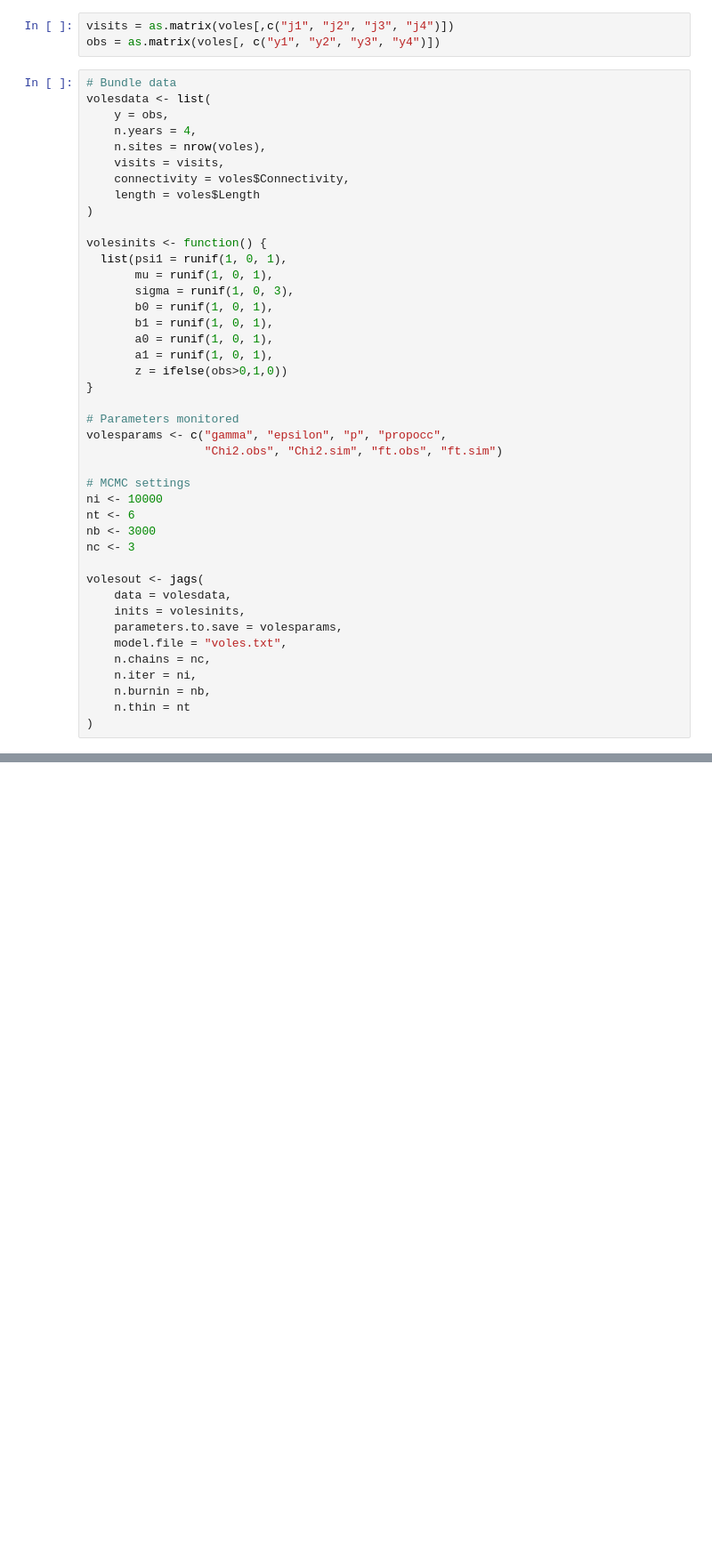
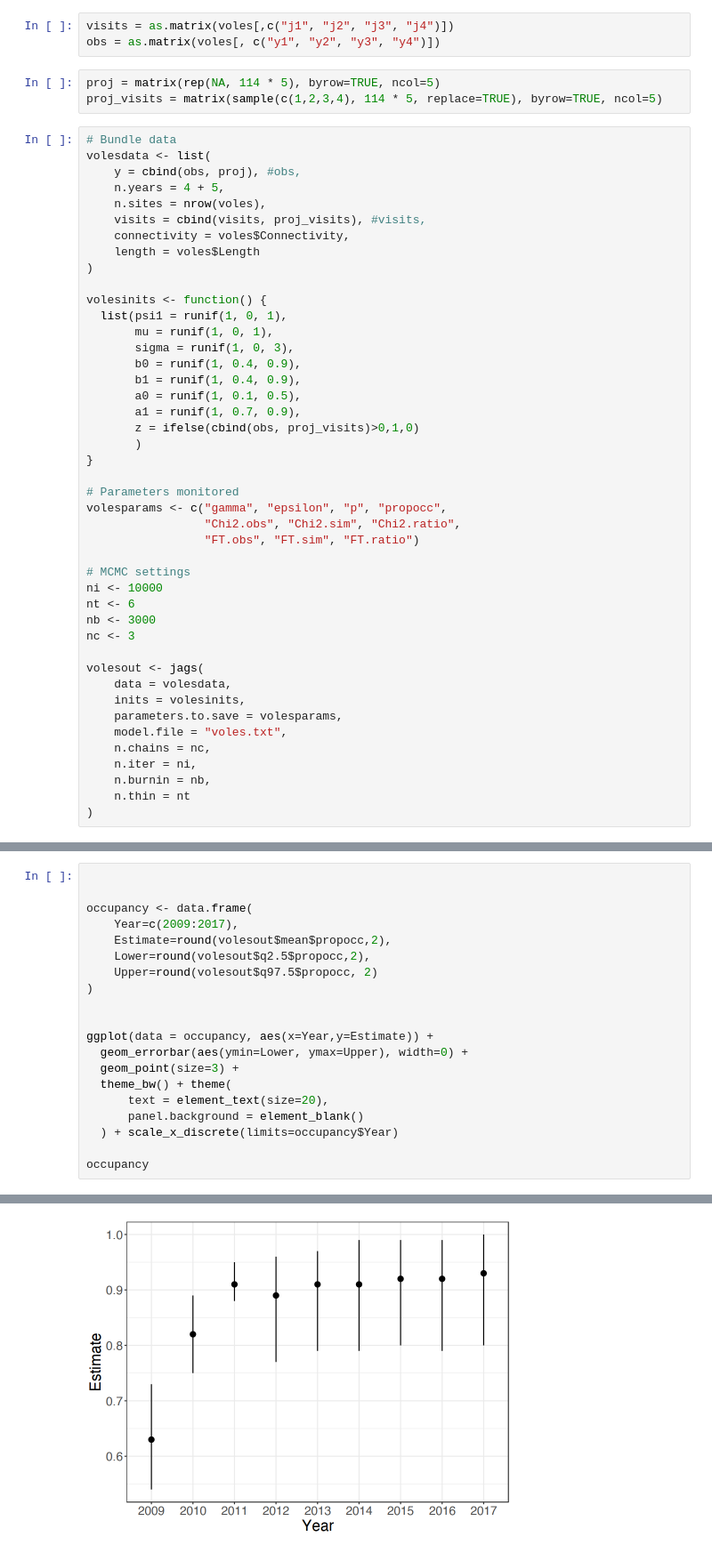
Before and after one commit to erikseulean/wildlife, a Jupyter notebook: Assignment3.ipynb, the cells around one changed output, grey strips where cells are left out. Shown at 89% size. Drawn from its saved outputs; the diff is of its cells as text; blank space fills up the shorter version.

```diff
--- a/Assignment3.ipynb
+++ b/Assignment3.ipynb
@@ -71,13 +71,16 @@ sink()
 # %%
 visits = as.matrix(voles[,c("j1", "j2", "j3", "j4")])
 obs = as.matrix(voles[, c("y1", "y2", "y3", "y4")])
+# %%
+proj = matrix(rep(NA, 114 * 5), byrow=TRUE, ncol=5)
+proj_visits = matrix(sample(c(1,2,3,4), 114 * 5, replace=TRUE), byrow=TRUE, ncol=5)
 # %%
 # Bundle data
 volesdata <- list(
-    y = obs,
-    n.years = 4,
+    y = cbind(obs, proj), #obs,
+    n.years = 4 + 5,
     n.sites = nrow(voles),
-    visits = visits,
+    visits = cbind(visits, proj_visits), #visits,
     connectivity = voles$Connectivity,
     length = voles$Length
 )
@@ -86,16 +89,18 @@ volesinits <- function() {
   list(psi1 = runif(1, 0, 1),
        mu = runif(1, 0, 1),
        sigma = runif(1, 0, 3),
-       b0 = runif(1, 0, 1),
-       b1 = runif(1, 0, 1),
-       a0 = runif(1, 0, 1),
-       a1 = runif(1, 0, 1),
-       z = ifelse(obs>0,1,0))
+       b0 = runif(1, 0.4, 0.9),
+       b1 = runif(1, 0.4, 0.9),
+       a0 = runif(1, 0.1, 0.5),
+       a1 = runif(1, 0.7, 0.9),
+       z = ifelse(cbind(obs, proj_visits)>0,1,0)
+       )
 }
 
 # Parameters monitored
 volesparams <- c("gamma", "epsilon", "p", "propocc",
-                 "Chi2.obs", "Chi2.sim", "ft.obs", "ft.sim")
+                 "Chi2.obs", "Chi2.sim", "Chi2.ratio",
+                 "FT.obs", "FT.sim", "FT.ratio")
 
 # MCMC settings
 ni <- 10000
@@ -171,0 +152,21 @@ A data.frame: 4 × 4
+# %%
+
+
+occupancy <- data.frame(
+    Year=c(2009:2017),
+    Estimate=round(volesout$mean$propocc,2),
+    Lower=round(volesout$q2.5$propocc,2),
+    Upper=round(volesout$q97.5$propocc, 2)
+)
+
+
+ggplot(data = occupancy, aes(x=Year,y=Estimate)) +
+  geom_errorbar(aes(ymin=Lower, ymax=Upper), width=0) +
+  geom_point(size=3) +
+  theme_bw() + theme(
+      text = element_text(size=20),
+      panel.background = element_blank()
+  ) + scale_x_discrete(limits=occupancy$Year)
+
+occupancy
+# %% [output]
@@ -172,3 +188,4 @@ A data.frame: 4 × 4
+[figure, added]
 # %%
 MCMCsummary(
     volesout,
```
Also changed, not shown: parts of 14 cells of this notebook, 4 other files.
